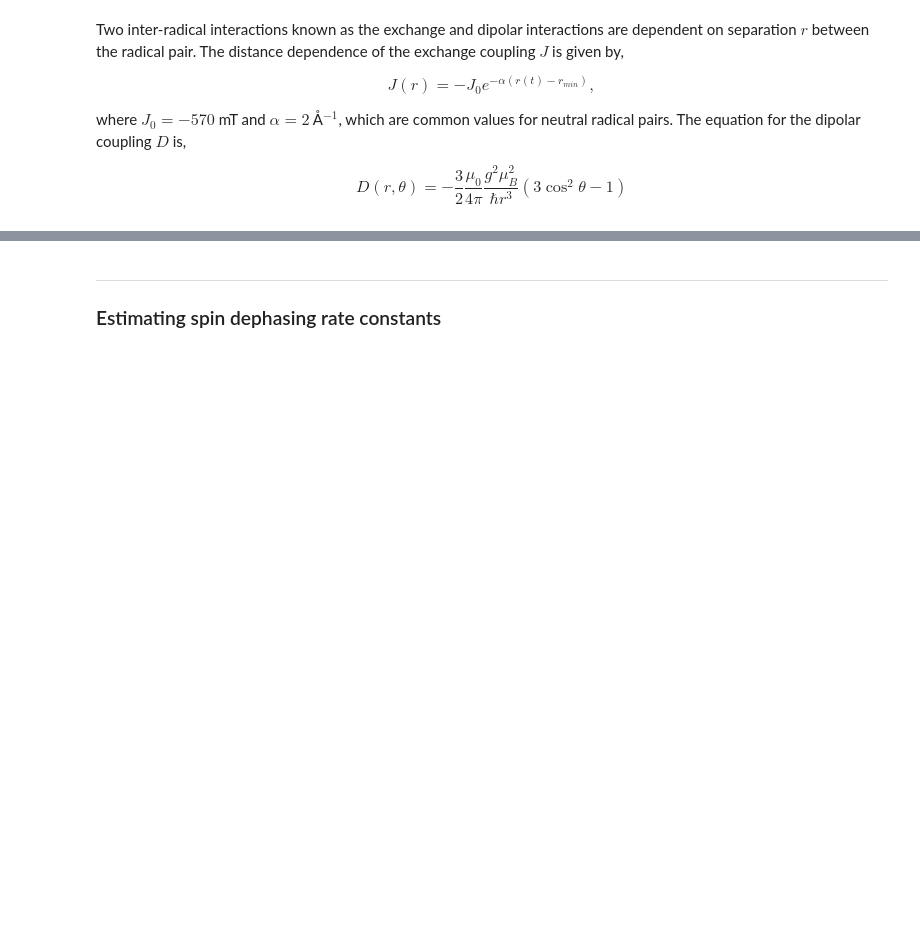
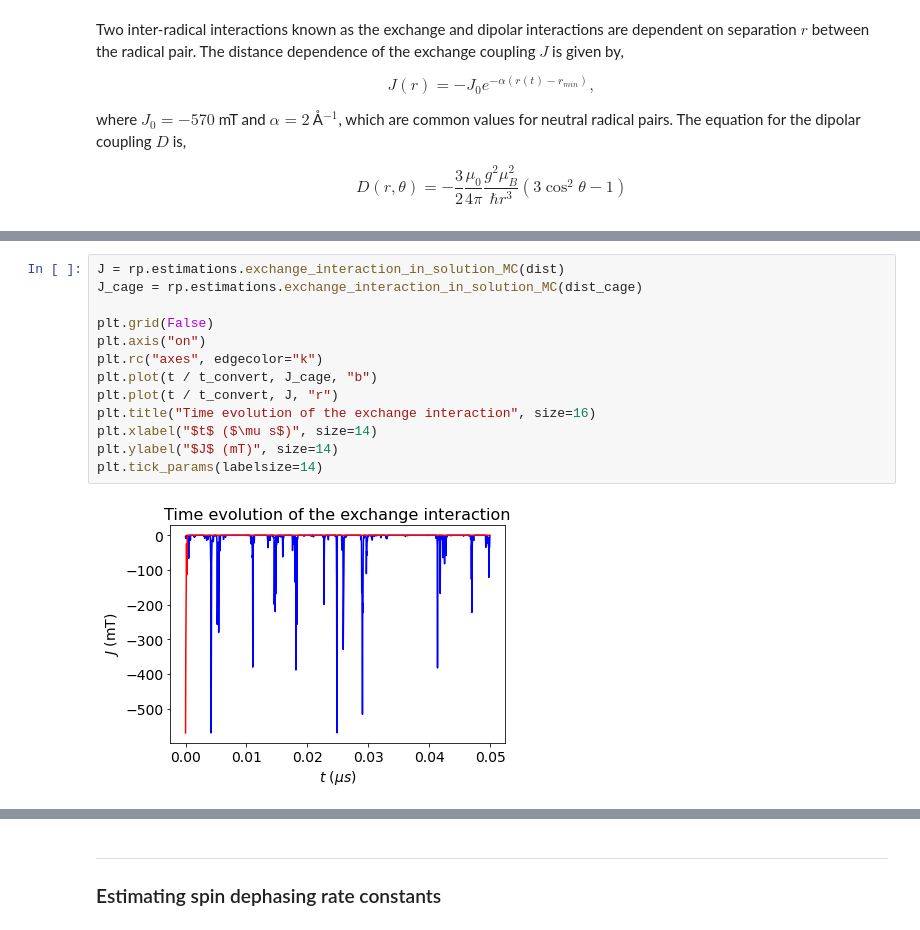
Before and after one commit to Spin-Chemistry-Labs/radicalpy, a Jupyter notebook: examples/tutorials/02_chemical_kinetics_and_molecular_motion.ipynb, the cells around one changed output, grey strips where cells are left out. Cells and saved outputs as stored; diff of their text form; blank space fills up the shorter version.

```diff
--- a/examples/tutorials/02_chemical_kinetics_and_molecular_motion.ipynb
+++ b/examples/tutorials/02_chemical_kinetics_and_molecular_motion.ipynb
@@ -246,0 +276,15 @@ $$
+# %%
+J = rp.estimations.exchange_interaction_in_solution_MC(dist)
+J_cage = rp.estimations.exchange_interaction_in_solution_MC(dist_cage)
+
+plt.grid(False)
+plt.axis("on")
+plt.rc("axes", edgecolor="k")
+plt.plot(t / t_convert, J_cage, "b")
+plt.plot(t / t_convert, J, "r")
+plt.title("Time evolution of the exchange interaction", size=16)
+plt.xlabel("$t$ ($\mu s$)", size=14)
+plt.ylabel("$J$ (mT)", size=14)
+plt.tick_params(labelsize=14)
+# %% [output]
+[figure, added]
```
Also changed, not shown: parts of 6 cells of this notebook, 1 other file.
